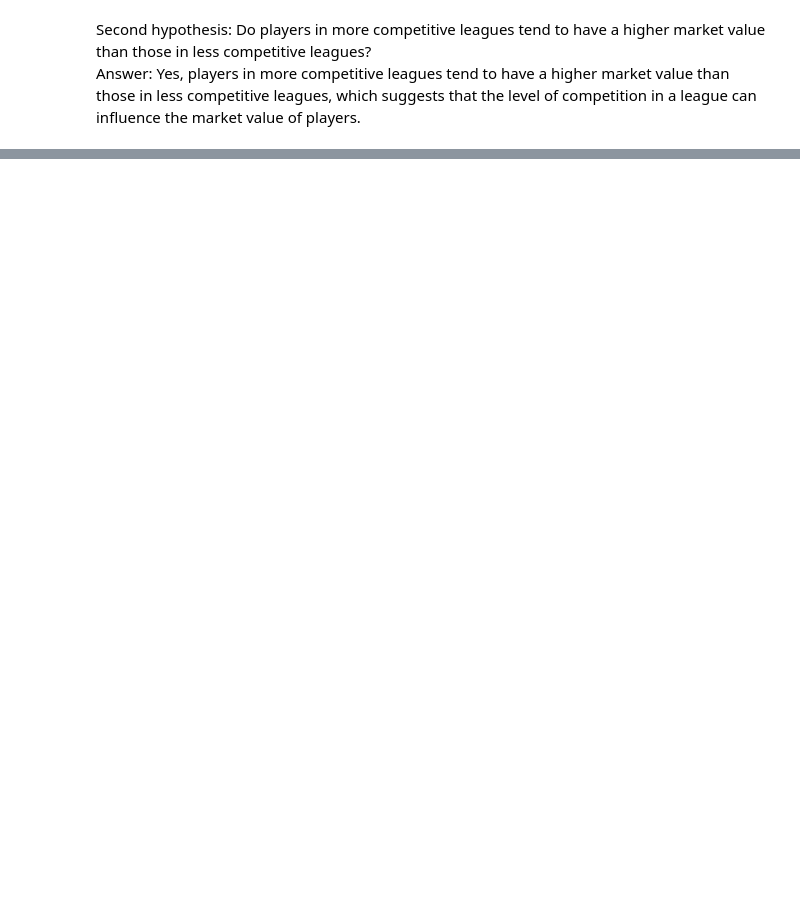
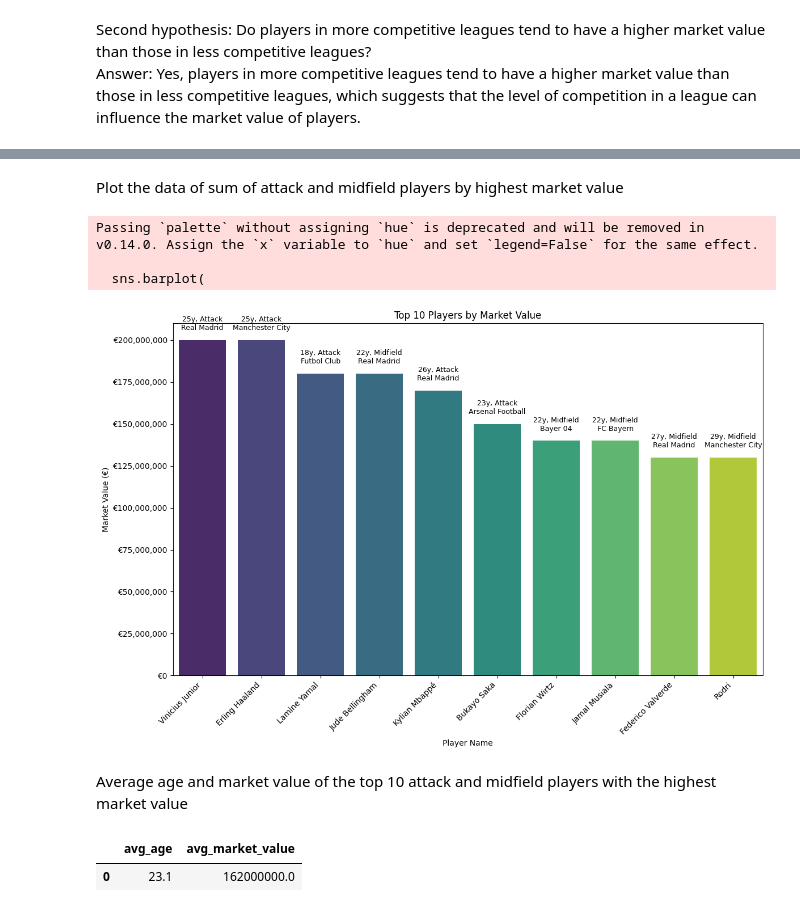
Before and after one commit to brunopulheze/sql-database, a Jupyter notebook: sql-database.ipynb, the cells around one changed output, grey strips where cells are left out. Cells and saved outputs as stored; diff of their text form; code cells hidden in the pictures; blank space fills up the shorter version.

```diff
--- a/sql-database.ipynb
+++ b/sql-database.ipynb
@@ -311,0 +310,52 @@ Answer: Yes, players in more competitive leagues tend to have a higher market va
+# %% [markdown]
+Plot the data of sum of attack and midfield players by highest market value
+# %%
+fig, ax = plt.subplots(figsize=(12, 8))
+sns.barplot(
+    x='player_name',
+    y='market_value_in_eur',
+    data=highest_market_value,
+    palette='viridis',
+    ax=ax
+)
+ax.set_xlabel('Player Name')
+ax.set_ylabel('Market Value (€)')
+ax.set_title('Top 10 Players by Market Value')
+ax.yaxis.set_major_formatter(mticker.FuncFormatter(lambda x, _: f'€{int(x):,}'))
+for i, row in highest_market_value.iterrows():
+    # Extract first two words from club_name
+    match = re.match(r'^(\w+\s\w+)', row['club_name'])
+    short_club_name = match.group(1) if match else row['club_name']
+    ax.text(i, row['market_value_in_eur'] + 5000000,
+            f"{row['age']}y, {row['position']}\n{short_club_name}",
+            ha='center', va='bottom', fontsize=9)
+plt.xticks(rotation=45, ha='right')
+plt.tight_layout()
+plt.show()
+# %% [output]
+Passing `palette` without assigning `hue` is deprecated and will be removed in v0.14.0. Assign the `x` variable to `hue` and set `legend=False` for the same effect.
+
+  sns.barplot(
+[figure, added]
+# %% [markdown]
+Average age and market value of the top 10 attack and midfield players with the highest market value
+# %%
+avg_age_and_market_value_top10 = pd.read_sql_query(
+    """
+    SELECT
+        AVG(TIMESTAMPDIFF(YEAR, p.date_of_birth, CURDATE())) AS avg_age,
+        AVG(p.market_value_in_eur) AS avg_market_value
+    FROM (
+        SELECT *
+        FROM players
+        WHERE position IN ('Attack', 'Midfield')
+        ORDER BY market_value_in_eur DESC
+        LIMIT 10
+    ) p
+""",
+    engine
+)
+avg_age_and_market_value_top10
+# %% [output]
+|  | avg_age | avg_market_value |
+| 0 | 23.1 | 162000000.0 |
```
Also changed, not shown: parts of 16 cells of this notebook, 2 other files.
